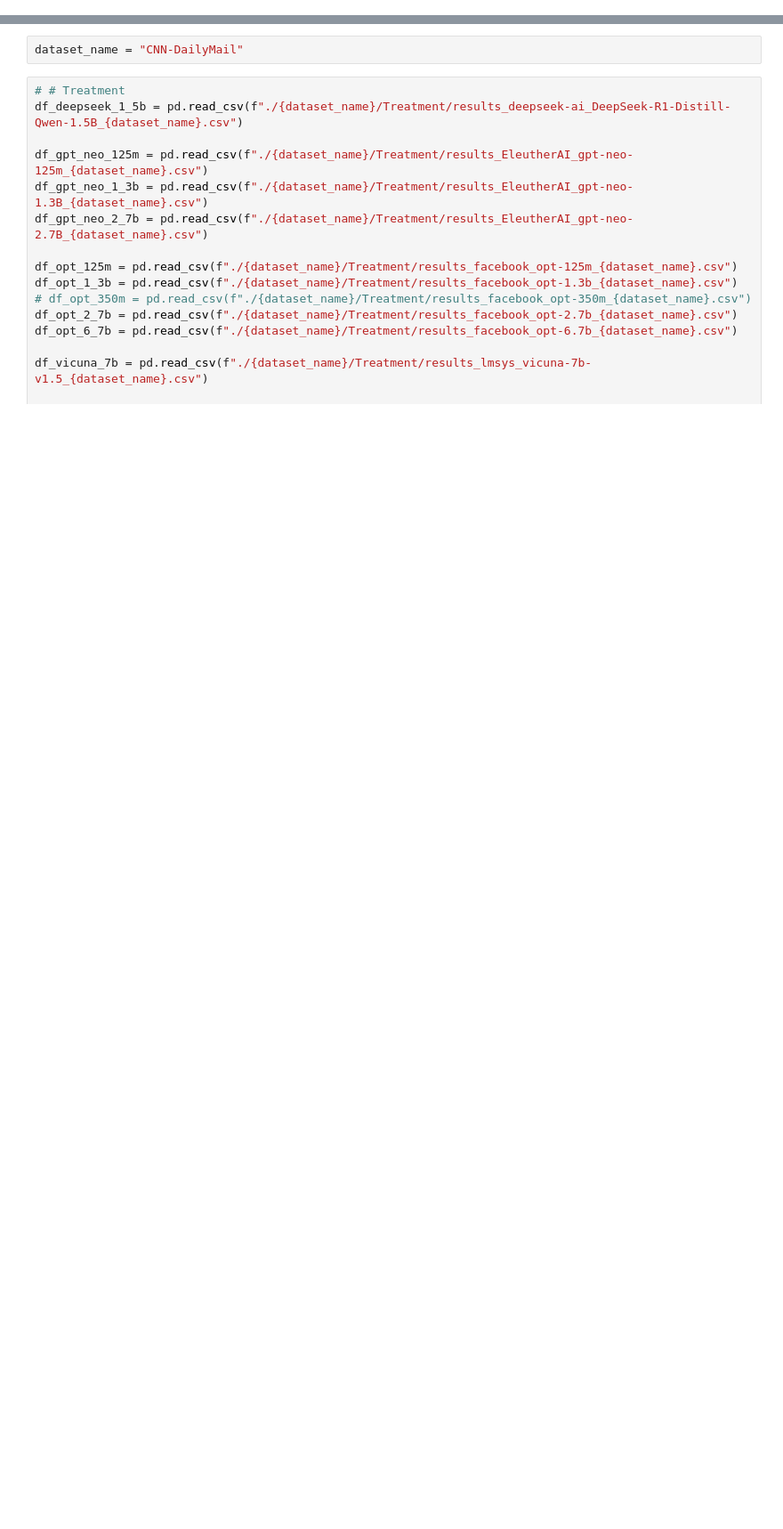
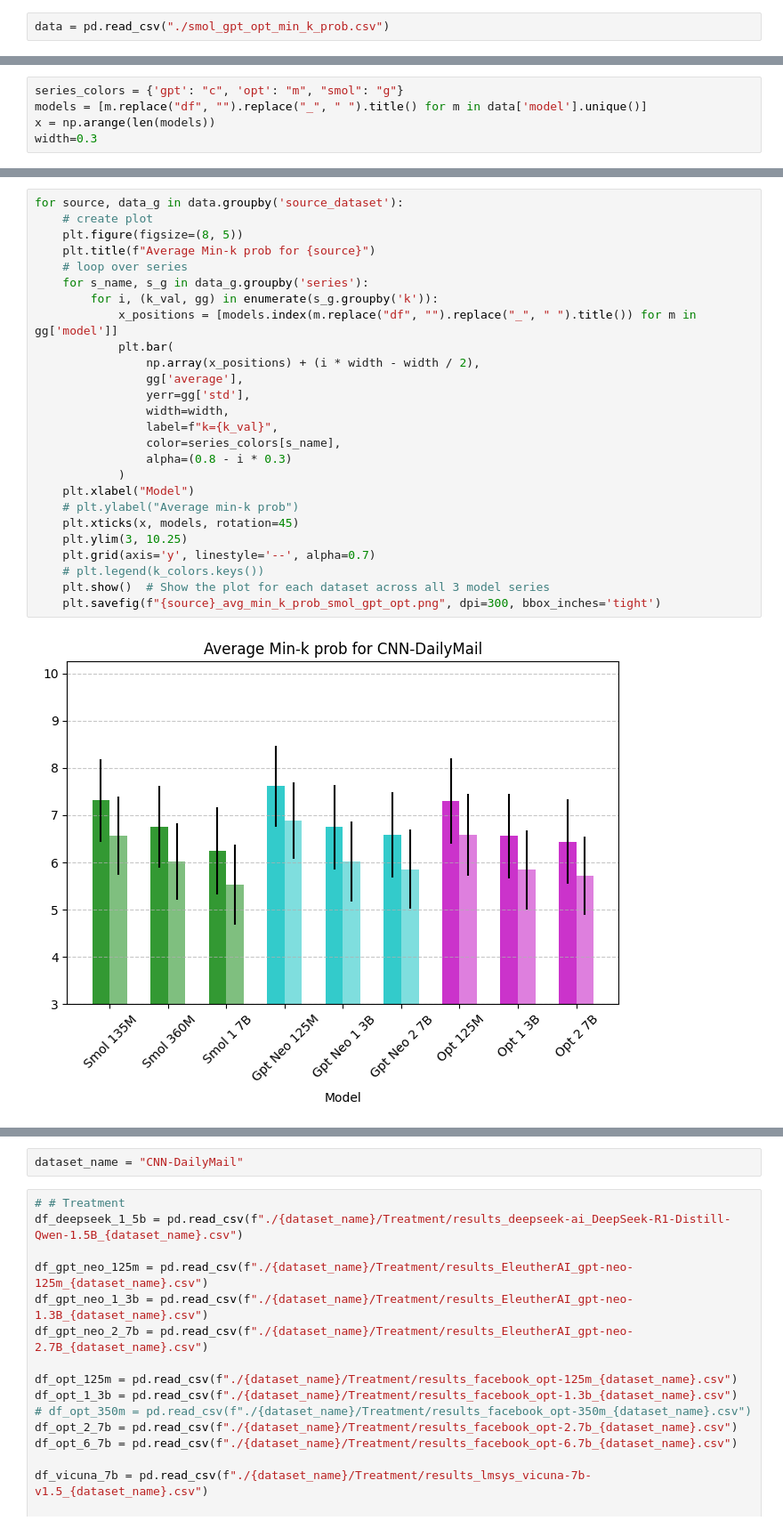
Before and after one commit to Hevia/LLMEval, a Jupyter notebook: data_analysis/report.ipynb, the cells around one changed output, grey strips where cells are left out. Shown: that part at 89% size. Drawn from its saved outputs; the diff is of its cells as text; blank space fills up the shorter version.

```diff
--- a/data_analysis/report.ipynb
+++ b/data_analysis/report.ipynb
@@ -2,0 +7,2 @@ import pandas as pd
+# %%
+data = pd.read_csv("./smol_gpt_opt_min_k_prob.csv")
@@ -2,0 +15,5 @@ import pandas as pd
+# %%
+series_colors = {'gpt': "c", 'opt': "m", "smol": "g"}
+models = [m.replace("df", "").replace("_", " ").title() for m in data['model'].unique()]
+x = np.arange(len(models))
+width=0.3
@@ -2,0 +22,28 @@ import pandas as pd
+# %%
+for source, data_g in data.groupby('source_dataset'):
+    # create plot
+    plt.figure(figsize=(8, 5))
+    plt.title(f"Average Min-k prob for {source}")
+    # loop over series
+    for s_name, s_g in data_g.groupby('series'):
+        for i, (k_val, gg) in enumerate(s_g.groupby('k')):
+            x_positions = [models.index(m.replace("df", "").replace("_", " ").title()) for m in gg['model']]
+            plt.bar(
+                np.array(x_positions) + (i * width - width / 2),
+                gg['average'],
+                yerr=gg['std'],
+                width=width,
+                label=f"k={k_val}",
+                color=series_colors[s_name],
+                alpha=(0.8 - i * 0.3)
+            )
+    plt.xlabel("Model")
+    # plt.ylabel("Average min-k prob")
+    plt.xticks(x, models, rotation=45)
+    plt.ylim(3, 10.25)
+    plt.grid(axis='y', linestyle='--', alpha=0.7)
+    # plt.legend(k_colors.keys())
+    plt.show()  # Show the plot for each dataset across all 3 model series
+    plt.savefig(f"{source}_avg_min_k_prob_smol_gpt_opt.png", dpi=300, bbox_inches='tight')
+# %% [output]
+[figure, added]
```
Also changed, not shown: parts of 23 cells of this notebook, 7 other files.
